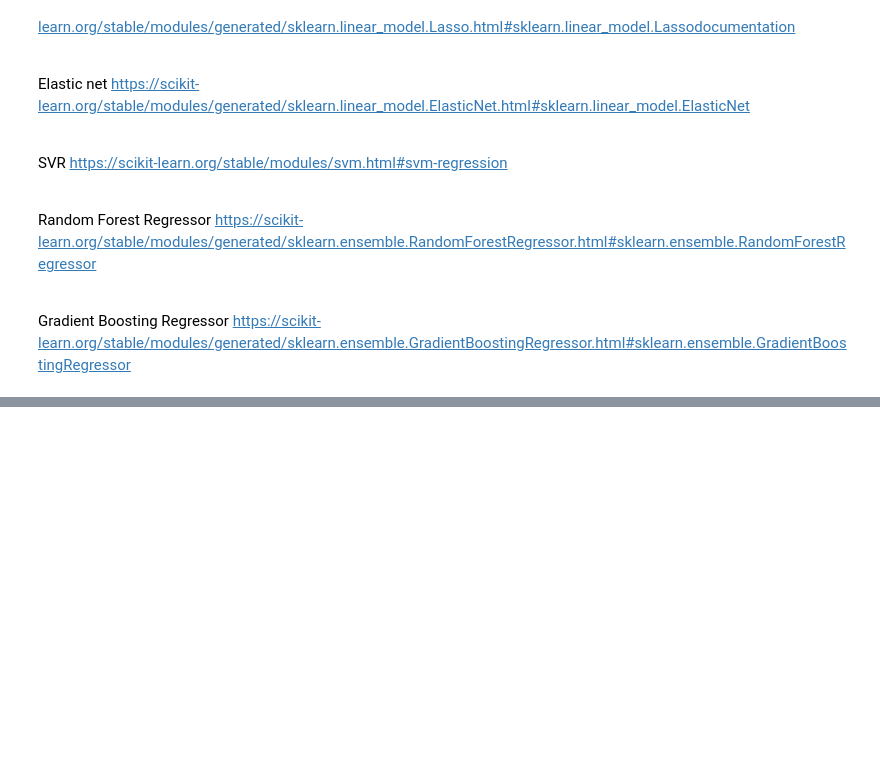
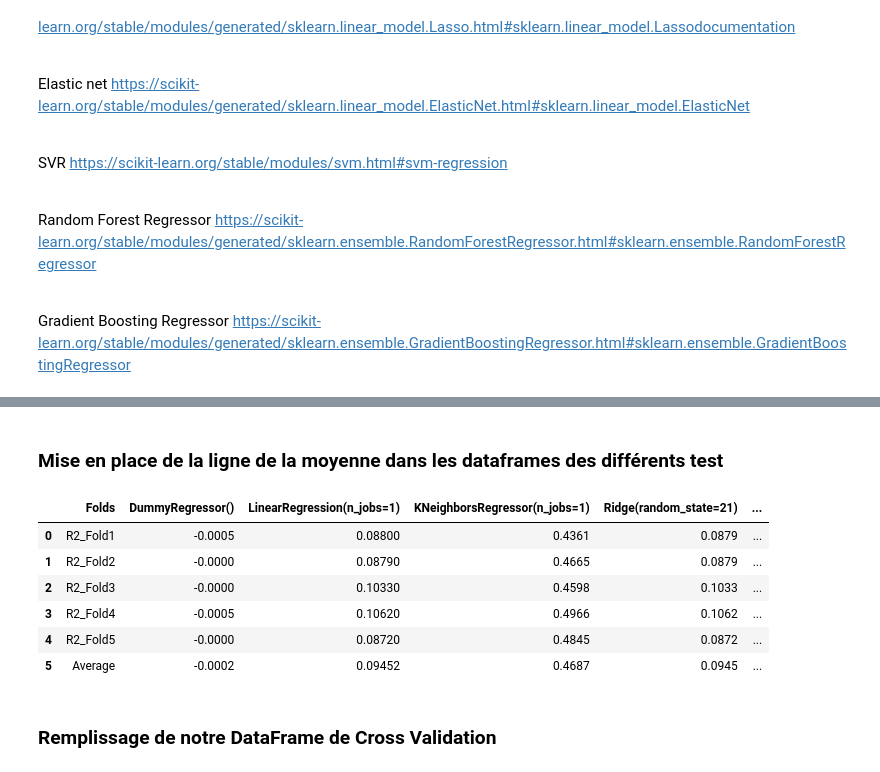
Before and after one commit to Azepel/Prediction-de-la-stabilite-de-differentes-enzymes, a Jupyter notebook: LE_ROSAIRE_1_documentation&code_112022.ipynb, the cells around one changed output, grey strips where cells are left out. Saved outputs shown, nothing was run; the diff lists cells and outputs as text; code cells hidden in the pictures; blank space fills up the shorter version.

```diff
--- a/LE_ROSAIRE_1_documentation&code_112022.ipynb
+++ b/LE_ROSAIRE_1_documentation&code_112022.ipynb
@@ -790,0 +796,2 @@ list_model=[Dummy, Linear, KNNR, Ridge, Lasso, Elastic, Svr, Random_Forest_Regre
+# %%
+cv = KFold(n_splits=5)
@@ -790,0 +851,2 @@ list_model=[Dummy, Linear, KNNR, Ridge, Lasso, Elastic, Svr, Random_Forest_Regre
+# %% [markdown]
+### Mise en place de la ligne de la moyenne dans les dataframes des différents test
@@ -790,0 +877,12 @@ list_model=[Dummy, Linear, KNNR, Ridge, Lasso, Elastic, Svr, Random_Forest_Regre
+# %%
+vs_R2
+# %% [output]
+|  | Folds | DummyRegressor() | LinearRegression(n_jobs=1) | KNeighborsRegressor(n_jobs=1) | Ridge(random_state=21) | ... |
+| 0 | R2_Fold1 | -0.0005 | 0.08800 | 0.4361 | 0.0879 | ... |
+| 1 | R2_Fold2 | -0.0000 | 0.08790 | 0.4665 | 0.0879 | ... |
+| 2 | R2_Fold3 | -0.0000 | 0.10330 | 0.4598 | 0.1033 | ... |
+| 3 | R2_Fold4 | -0.0005 | 0.10620 | 0.4966 | 0.1062 | ... |
+| 4 | R2_Fold5 | -0.0000 | 0.08720 | 0.4845 | 0.0872 | ... |
+| 5 | Average | -0.0002 | 0.09452 | 0.4687 | 0.0945 | ... |
+# %% [markdown]
+### Remplissage de notre DataFrame de Cross Validation
```
Also changed, not shown: parts of 22 cells of this notebook.
